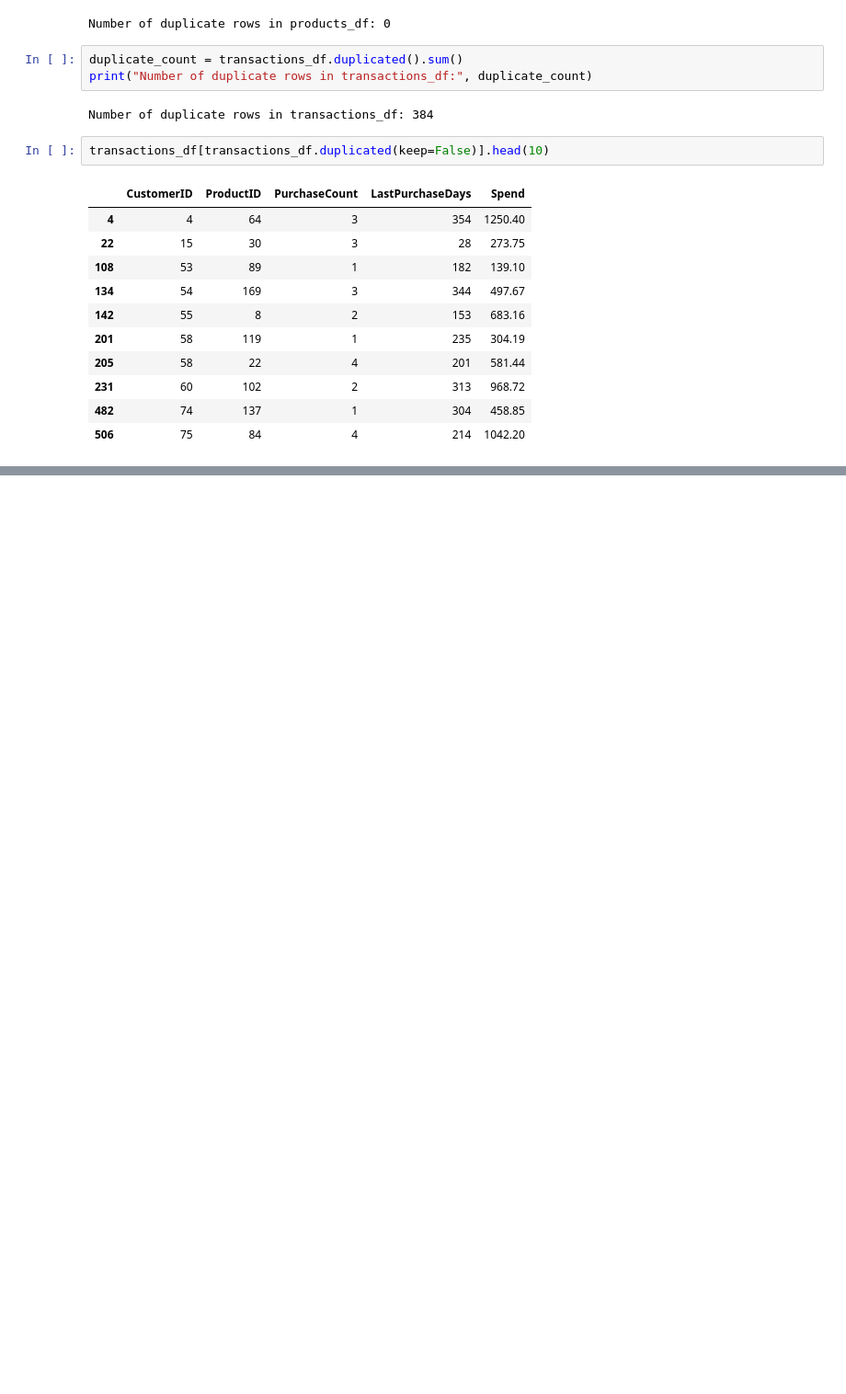
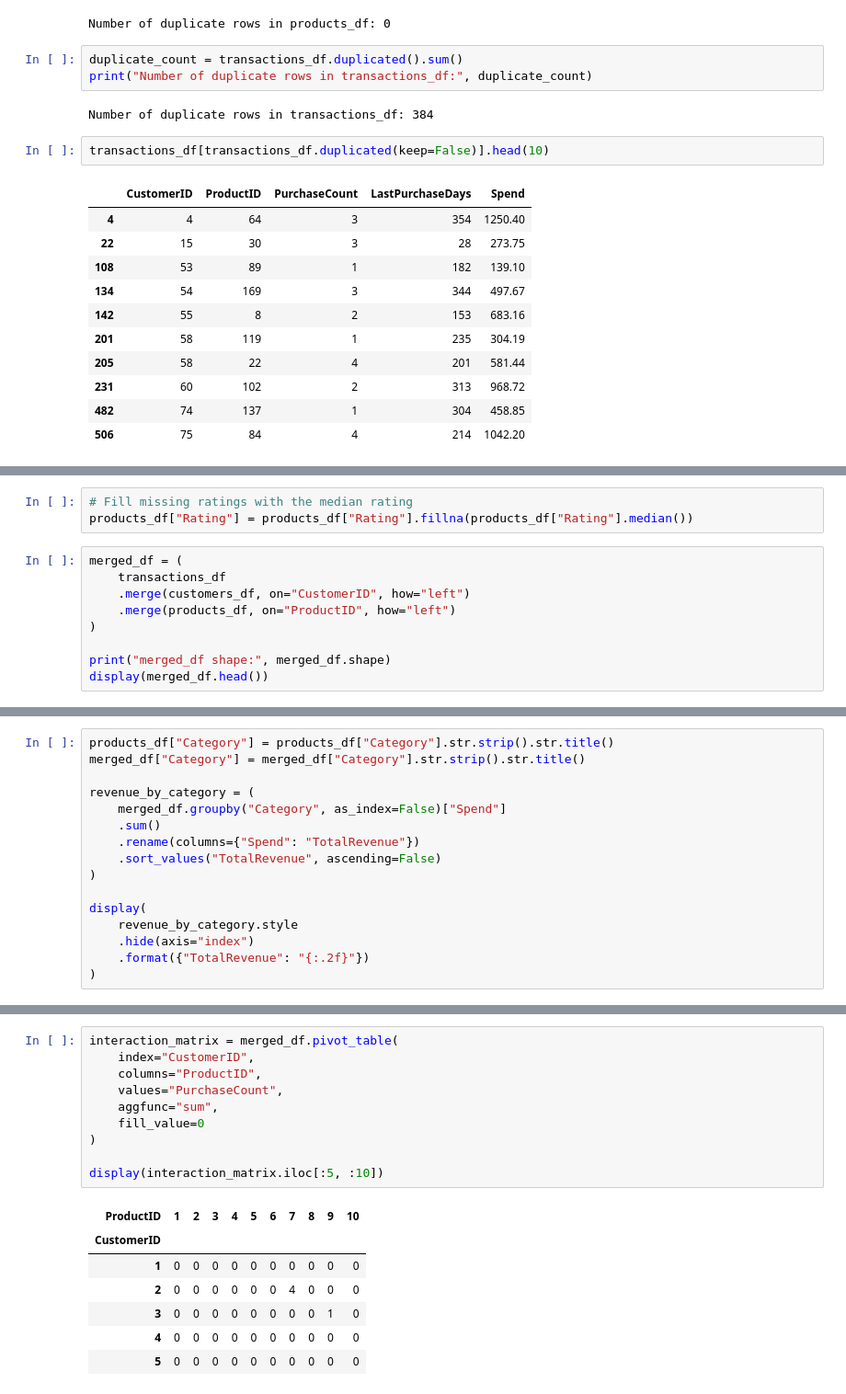
Before and after one commit to n00230352/DataAnalyticsForBusiness, a Jupyter notebook: Task2.ipynb, the cells around one changed output, grey strips where cells are left out. Shown at 92% size. Saved outputs shown, nothing was run; the diff lists cells and outputs as text; blank space fills up the shorter version.

```diff
--- a/Task2.ipynb
+++ b/Task2.ipynb
@@ -126,0 +135,12 @@ transactions_df[transactions_df.duplicated(keep=False)].head(10)
+# %%
+# Fill missing ratings with the median rating
+products_df["Rating"] = products_df["Rating"].fillna(products_df["Rating"].median())
+# %%
+merged_df = (
+    transactions_df
+    .merge(customers_df, on="CustomerID", how="left")
+    .merge(products_df, on="ProductID", how="left")
+)
+
+print("merged_df shape:", merged_df.shape)
+display(merged_df.head())
@@ -126,0 +311,16 @@ transactions_df[transactions_df.duplicated(keep=False)].head(10)
+# %%
+products_df["Category"] = products_df["Category"].str.strip().str.title()
+merged_df["Category"] = merged_df["Category"].str.strip().str.title()
+
+revenue_by_category = (
+    merged_df.groupby("Category", as_index=False)["Spend"]
+    .sum()
+    .rename(columns={"Spend": "TotalRevenue"})
+    .sort_values("TotalRevenue", ascending=False)
+)
+
+display(
+    revenue_by_category.style
+    .hide(axis="index")
+    .format({"TotalRevenue": "{:.2f}"})
+)
@@ -126,0 +402,18 @@ transactions_df[transactions_df.duplicated(keep=False)].head(10)
+# %%
+interaction_matrix = merged_df.pivot_table(
+    index="CustomerID",
+    columns="ProductID",
+    values="PurchaseCount",
+    aggfunc="sum",
+    fill_value=0
+)
+
+display(interaction_matrix.iloc[:5, :10])
+# %% [output]
+| ProductID | 1 | 2 | 3 | 4 | 5 | 6 | 7 | 8 | 9 | 10 |
+| CustomerID |  |  |  |  |  |  |  |  |  |  |
+| 1 | 0 | 0 | 0 | 0 | 0 | 0 | 0 | 0 | 0 | 0 |
+| 2 | 0 | 0 | 0 | 0 | 0 | 0 | 4 | 0 | 0 | 0 |
+| 3 | 0 | 0 | 0 | 0 | 0 | 0 | 0 | 0 | 1 | 0 |
+| 4 | 0 | 0 | 0 | 0 | 0 | 0 | 0 | 0 | 0 | 0 |
+| 5 | 0 | 0 | 0 | 0 | 0 | 0 | 0 | 0 | 0 | 0 |
```
Also changed, not shown: parts of 20 cells of this notebook.
